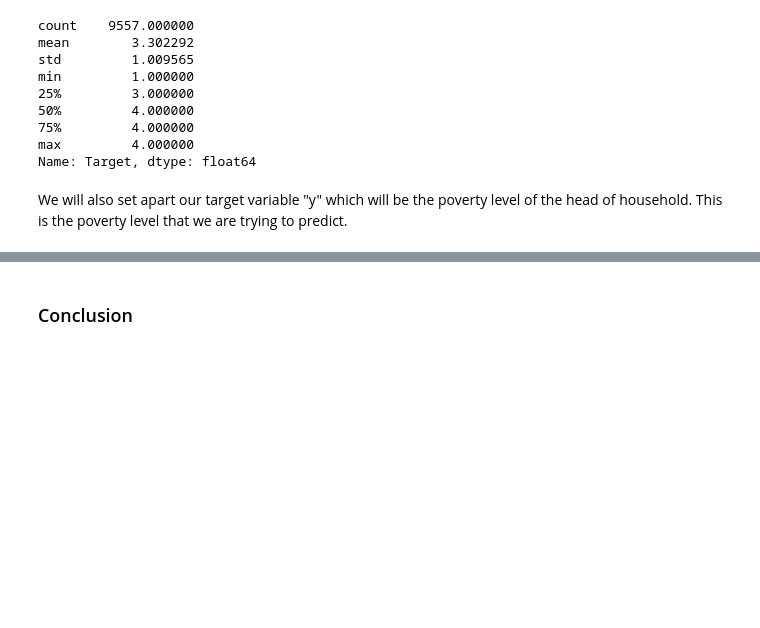
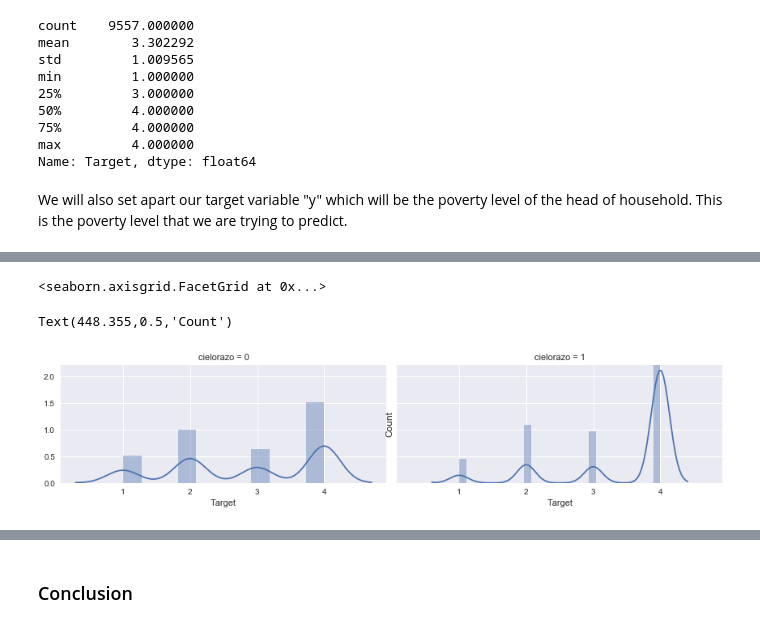
Before and after one commit to spencerrwise/homework4, a Jupyter notebook: Homework_4.ipynb, the cells around one changed output, grey strips where cells are left out. Saved outputs shown, nothing was run; the diff lists cells and outputs as text; code cells hidden in the pictures; blank space fills up the shorter version.

```diff
--- a/Homework_4.ipynb
+++ b/Homework_4.ipynb
@@ -417,0 +566,9 @@ The next thing we'll want to do is get an idea of the distribution of the `Targe
+# %%
+# Use pointplot to see the relationship between the target variable and escolari
+plot = sns.FacetGrid(data = train, col ='cielorazo', aspect=2, margin_titles = True)
+plot.map(sns.distplot, 'Target')
+plt.ylabel('Count', fontsize=12)
+# %% [output]
+<seaborn.axisgrid.FacetGrid at 0x...>
+Text(448.355,0.5,'Count')
+[figure, added]
```
Also changed, not shown: parts of 37 cells of this notebook.
